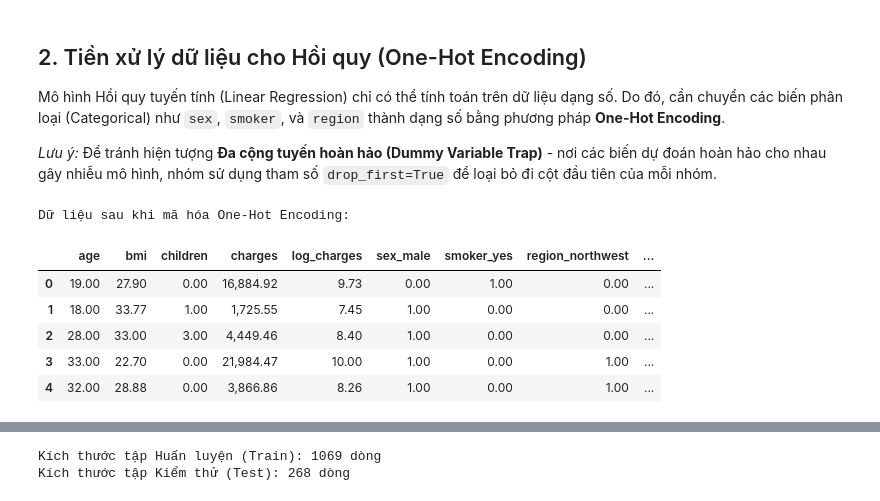
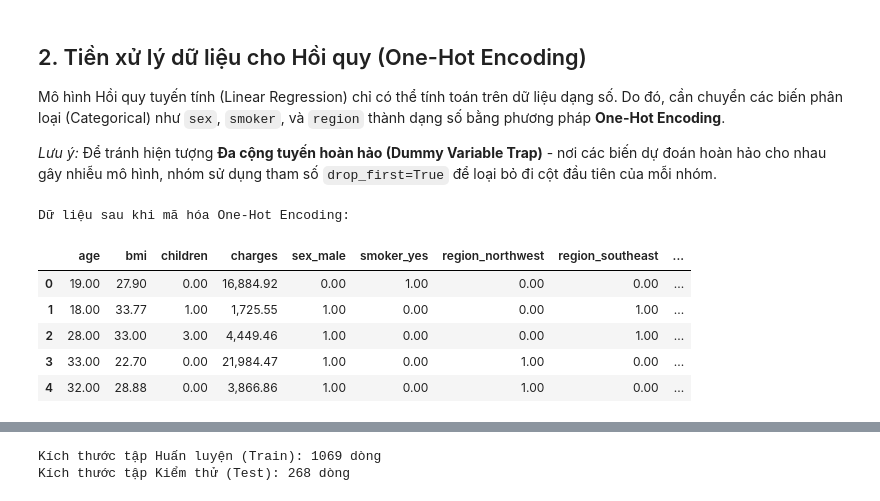
Before and after one commit to twi-van/Medical-Cost-Analysis-Project, a Jupyter notebook: CODE.ipynb, the cells around one changed output, grey strips where cells are left out. Saved outputs shown, nothing was run; the diff lists cells and outputs as text; code cells hidden in the pictures.

```diff
--- a/CODE.ipynb
+++ b/CODE.ipynb
@@ -1303,23 +1304,24 @@ Mô hình Hồi quy tuyến tính (Linear Regression) chỉ có thể tính toá
 
 *Lưu ý:* Để tránh hiện tượng **Đa cộng tuyến hoàn hảo (Dummy Variable Trap)** - nơi các biến dự đoán hoàn hảo cho nhau gây nhiễu mô hình, nhóm sử dụng tham số `drop_first=True` để loại bỏ đi cột đầu tiên của mỗi nhóm.
 # %%
+# Loại bỏ cột log_charges. (Giải thích: Phần 5 dùng charges gốc để RMSE/MAE tính theo đơn vị USD, dễ diễn giải; log_charges đã được dùng ở Phần 2 cho phân phối).
+if 'log_charges' in df.columns:
+    df = df.drop(columns=['log_charges'])
 # Mã hóa các biến phân loại và loại bỏ cột đầu tiên (drop_first=True) để tránh bẫy biến giả
 df_encoded = pd.get_dummies(df, columns=['sex', 'smoker', 'region'], drop_first=True)
-
 # Ép kiểu dữ liệu từ boolean (True/False) về số thực (1.0 / 0.0)
 df_encoded = df_encoded.astype(float)
-
 # Kiểm tra dữ liệu sau khi biến đổi
 print("Dữ liệu sau khi mã hóa One-Hot Encoding:")
 display(df_encoded.head())
 # %% [output]
 Dữ liệu sau khi mã hóa One-Hot Encoding:
-|  | age | bmi | children | charges | log_charges | sex_male | smoker_yes | region_northwest | ... |
-| 0 | 19.00 | 27.90 | 0.00 | 16,884.92 | 9.73 | 0.00 | 1.00 | 0.00 | ... |
-| 1 | 18.00 | 33.77 | 1.00 | 1,725.55 | 7.45 | 1.00 | 0.00 | 0.00 | ... |
-| 2 | 28.00 | 33.00 | 3.00 | 4,449.46 | 8.40 | 1.00 | 0.00 | 0.00 | ... |
-| 3 | 33.00 | 22.70 | 0.00 | 21,984.47 | 10.00 | 1.00 | 0.00 | 1.00 | ... |
-| 4 | 32.00 | 28.88 | 0.00 | 3,866.86 | 8.26 | 1.00 | 0.00 | 1.00 | ... |
+|  | age | bmi | children | charges | sex_male | smoker_yes | region_northwest | region_southeast | ... |
+| 0 | 19.00 | 27.90 | 0.00 | 16,884.92 | 0.00 | 1.00 | 0.00 | 0.00 | ... |
+| 1 | 18.00 | 33.77 | 1.00 | 1,725.55 | 1.00 | 0.00 | 0.00 | 1.00 | ... |
+| 2 | 28.00 | 33.00 | 3.00 | 4,449.46 | 1.00 | 0.00 | 0.00 | 1.00 | ... |
+| 3 | 33.00 | 22.70 | 0.00 | 21,984.47 | 1.00 | 0.00 | 1.00 | 0.00 | ... |
+| 4 | 32.00 | 28.88 | 0.00 | 3,866.86 | 1.00 | 0.00 | 1.00 | 0.00 | ... |
 # %% [markdown]
 ## 3. Phân tích Tương quan (Correlation Analysis)
 ### 3.1. Cơ sở lý thuyết
```
Also changed, not shown: parts of 20 cells of this notebook, 13 other files.
